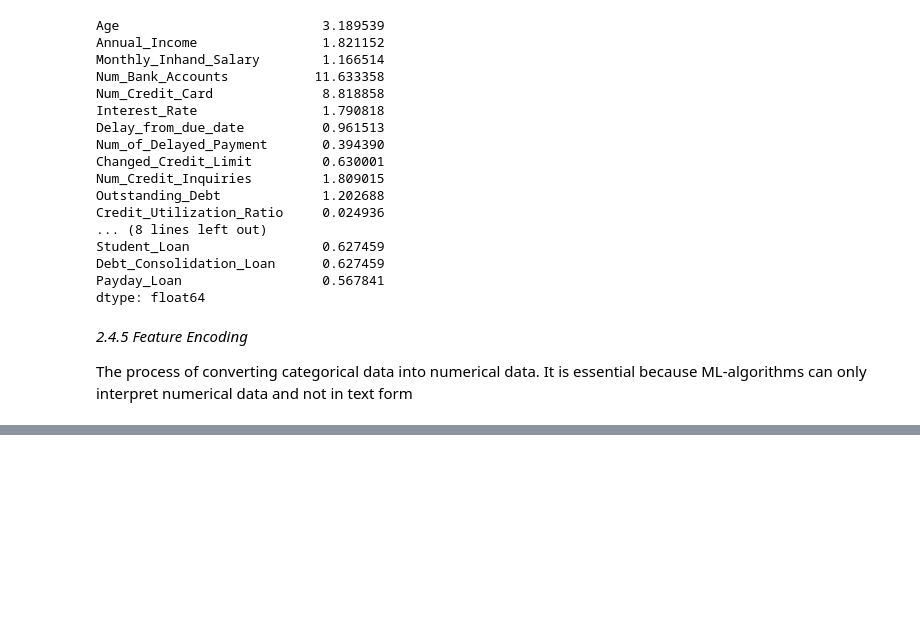
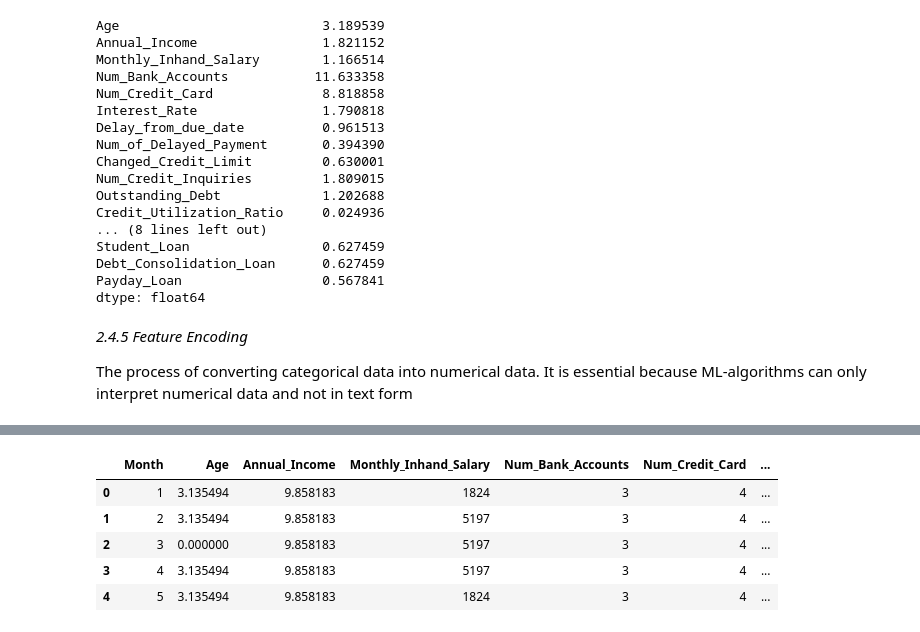
Before and after one commit to AakashRevankar/ML_projects, a Jupyter notebook: 2_Classification.ipynb, the cells around one changed output, grey strips where cells are left out. Saved outputs shown, nothing was run; the diff lists cells and outputs as text; code cells hidden in the pictures; blank space fills up the shorter version.

```diff
--- a/2_Classification.ipynb
+++ b/2_Classification.ipynb
@@ -1203,0 +1264,44 @@ ord_encoder = OrdinalEncoder()
+# %%
+# Merge encoded_data with old df
+new_df = pd.concat([df, encoded_data], axis = 1)
+# %%
+# Encoding payment behaviour
+new_df['Payment_Behaviour'] = new_df['Payment_Behaviour'].map({'Low_spent_Small_value_payments':0,
+                                                         'Low_spent_Medium_value_payments':1,
+                                                         'Low_spent_Large_value_payments':2,
+                                                         'High_spent_Small_value_payments':3,
+                                                         'High_spent_Medium_value_payments':4,
+                                                         'High_spent_Large_value_payments':5})
+# %%
+# Encoding credit mix
+new_df['Credit_Mix'] = new_df['Credit_Mix'].replace({'Bad': 0,
+                                                      'Standard' : 1,
+                                                      'Good':2})
+# %%
+# Encoding credit score column
+
+credit_score_data = new_df['Credit_Score']
+target = []
+
+for value in credit_score_data :
+    if value == 'Good':
+        target.append(2)
+    elif value == 'Standard':
+        target.append(1)
+    else :
+        target.append(0)
+
+# Remove the credit score column
+new_df.drop(['Credit_Score'], axis = 1, inplace = True)
+
+# Add target column
+new_df['Target'] = target
+# %%
+new_df.head()
+# %% [output]
+|  | Month | Age | Annual_Income | Monthly_Inhand_Salary | Num_Bank_Accounts | Num_Credit_Card | ... |
+| 0 | 1 | 3.135494 | 9.858183 | 1824 | 3 | 4 | ... |
+| 1 | 2 | 3.135494 | 9.858183 | 5197 | 3 | 4 | ... |
+| 2 | 3 | 0.000000 | 9.858183 | 5197 | 3 | 4 | ... |
+| 3 | 4 | 3.135494 | 9.858183 | 5197 | 3 | 4 | ... |
+| 4 | 5 | 3.135494 | 9.858183 | 1824 | 3 | 4 | ... |
```
Also changed, not shown: parts of 7 cells of this notebook.
